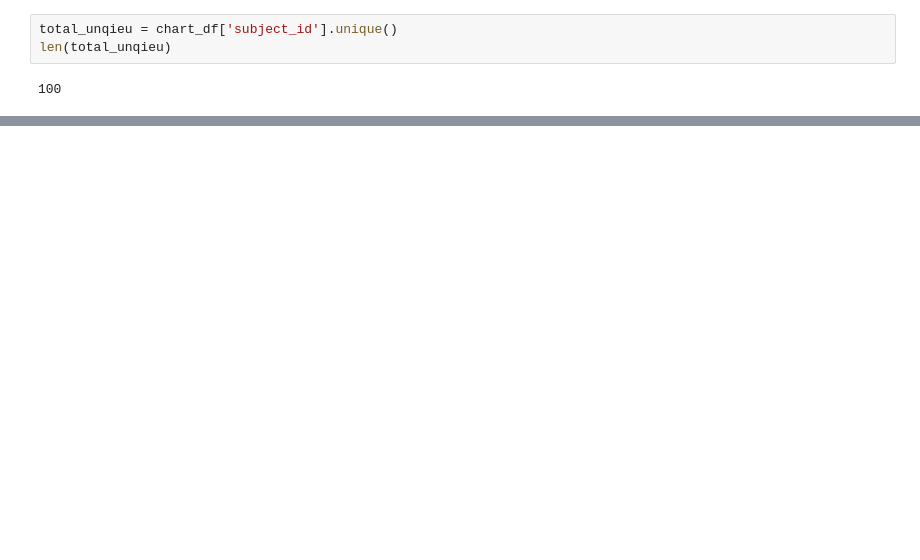
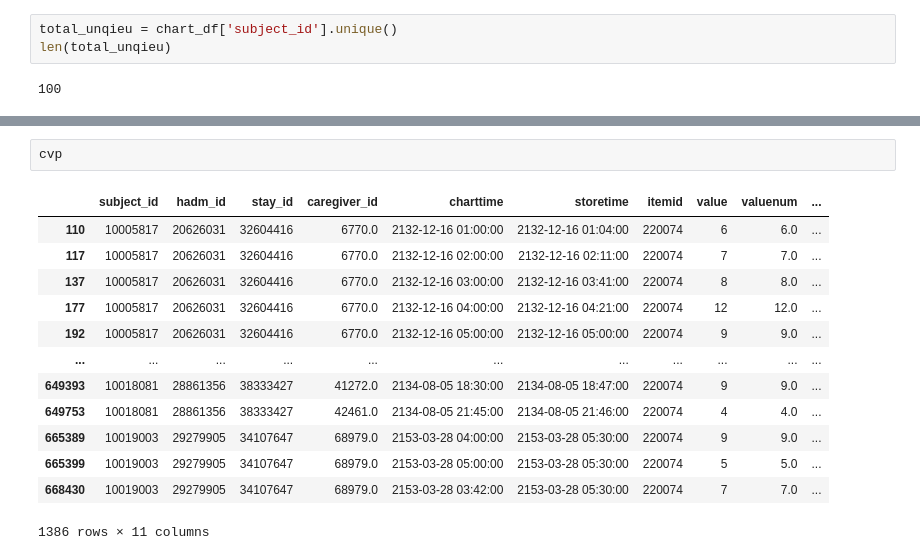
Before and after one commit to lmitchell33/Fluid-Solutions-ML, a Jupyter notebook: notebooks/testing.ipynb, the cells around one changed output, grey strips where cells are left out. Saved outputs shown, nothing was run; the diff lists cells and outputs as text; blank space fills up the shorter version.

```diff
--- a/notebooks/parse_csv.ipynb
+++ b/notebooks/testing.ipynb
@@ -95,0 +104,16 @@ len(fluids_unqieu)
+# %%
+cvp
+# %% [output]
+|  | subject_id | hadm_id | stay_id | caregiver_id | charttime | storetime | itemid | value | valuenum | ... |
+| 110 | 10005817 | 20626031 | 32604416 | 6770.0 | 2132-12-16 01:00:00 | 2132-12-16 01:04:00 | 220074 | 6 | 6.0 | ... |
+| 117 | 10005817 | 20626031 | 32604416 | 6770.0 | 2132-12-16 02:00:00 | 2132-12-16 02:11:00 | 220074 | 7 | 7.0 | ... |
+| 137 | 10005817 | 20626031 | 32604416 | 6770.0 | 2132-12-16 03:00:00 | 2132-12-16 03:41:00 | 220074 | 8 | 8.0 | ... |
+| 177 | 10005817 | 20626031 | 32604416 | 6770.0 | 2132-12-16 04:00:00 | 2132-12-16 04:21:00 | 220074 | 12 | 12.0 | ... |
+| 192 | 10005817 | 20626031 | 32604416 | 6770.0 | 2132-12-16 05:00:00 | 2132-12-16 05:00:00 | 220074 | 9 | 9.0 | ... |
+| ... | ... | ... | ... | ... | ... | ... | ... | ... | ... | ... |
+| 649393 | 10018081 | 28861356 | 38333427 | 41272.0 | 2134-08-05 18:30:00 | 2134-08-05 18:47:00 | 220074 | 9 | 9.0 | ... |
+| 649753 | 10018081 | 28861356 | 38333427 | 42461.0 | 2134-08-05 21:45:00 | 2134-08-05 21:46:00 | 220074 | 4 | 4.0 | ... |
+| 665389 | 10019003 | 29279905 | 34107647 | 68979.0 | 2153-03-28 04:00:00 | 2153-03-28 05:30:00 | 220074 | 9 | 9.0 | ... |
+| 665399 | 10019003 | 29279905 | 34107647 | 68979.0 | 2153-03-28 05:00:00 | 2153-03-28 05:30:00 | 220074 | 5 | 5.0 | ... |
+| 668430 | 10019003 | 29279905 | 34107647 | 68979.0 | 2153-03-28 03:42:00 | 2153-03-28 05:30:00 | 220074 | 7 | 7.0 | ... |
+1386 rows × 11 columns
```
Also changed, not shown: parts of 7 cells of this notebook, 3 other files.
